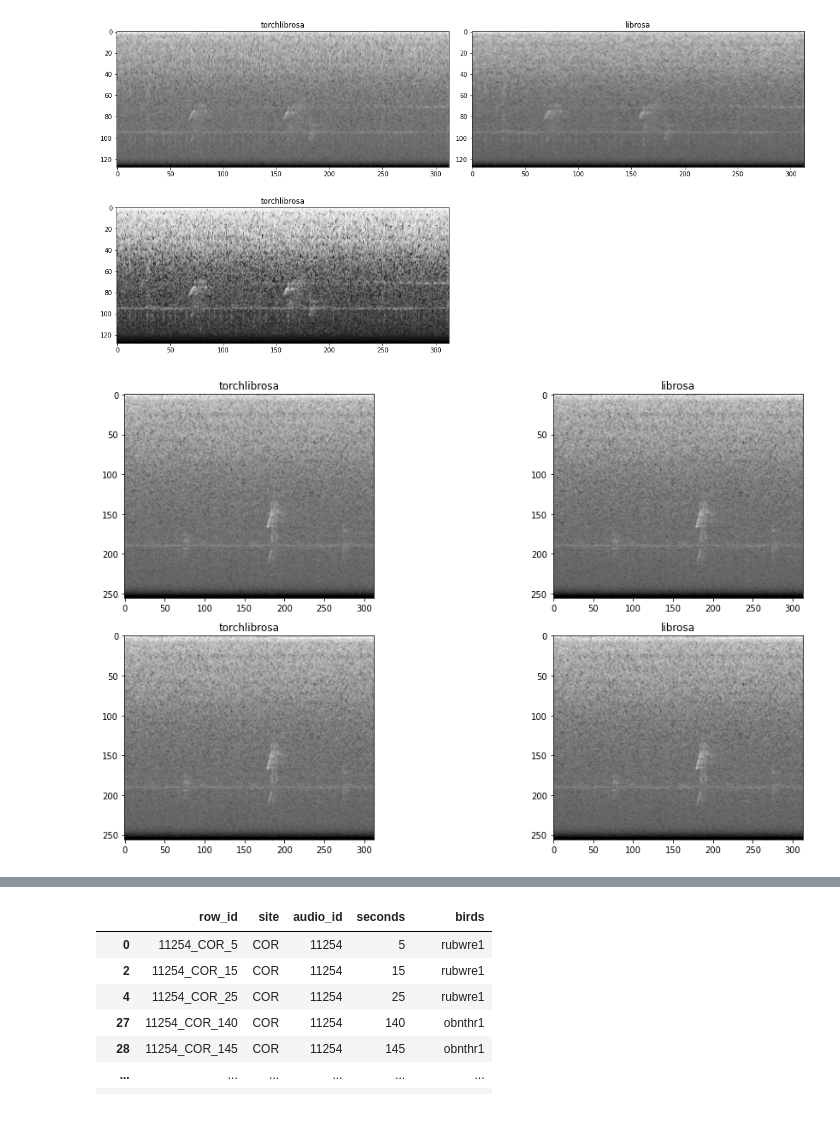
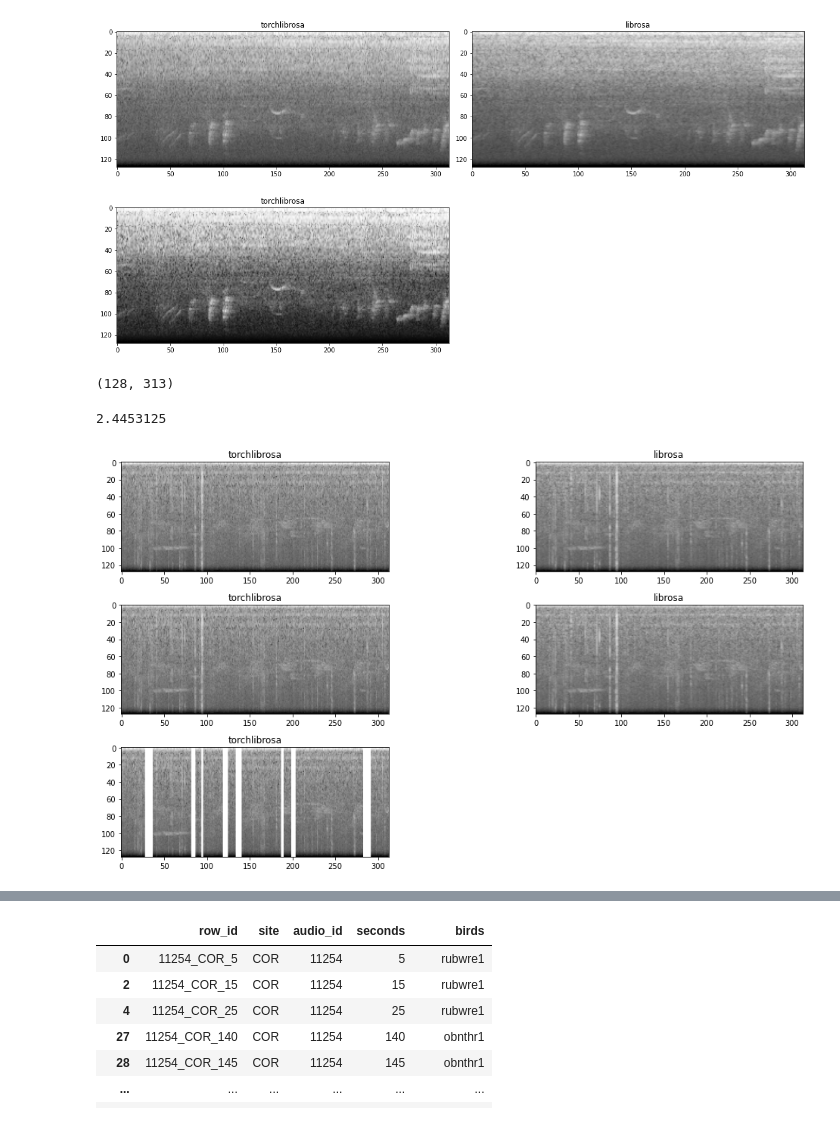
Before and after one commit to Naoki1101/kaggle-birdcall2021, a Jupyter notebook: notebooks/EDA_librosa_vs_torchlibrosa.ipynb, the cells around one changed output, grey strips where cells are left out. Cells and saved outputs as stored; diff of their text form; code cells hidden in the pictures.

```diff
--- a/notebooks/EDA_librosa_vs_torchlibrosa.ipynb
+++ b/notebooks/EDA_librosa_vs_torchlibrosa.ipynb
@@ -71,7 +72,7 @@ def minmax(images):
     return norm_images
 
 
-def wave2mel(wave, mel_type):
+def wave2mel(wave, mel_type, spec=False):
     if mel_type == "torchlibrosa":
         feature_extractor = torch.nn.Sequential(
             Spectrogram(
@@ -100,6 +101,14 @@ def wave2mel(wave, mel_type):
         wave_cuda = torch.FloatTensor(wave.reshape(1, -1)).cuda()
         feature_extractor = feature_extractor.cuda()
         mel = feature_extractor(wave_cuda)
+        if spec:
+            spec_augmenter = SpecAugmentation(
+                time_drop_width=8,
+                time_stripes_num=12,
+                freq_drop_width=8,
+                freq_stripes_num=0,
+            )
+            mel = spec_augmenter(mel)
         mel = mel.transpose(2, 3)
 
 #         mel = mel.transpose(1, 3)
@@ -139,7 +148,7 @@ def wave2mel(wave, mel_type):
     return mel_numpy
 
 
-def get_valid_mel(idx, transform=False):
+def get_valid_mel(idx, transform=False, spec=False):
     site = valid_df.loc[idx, "site"]
     audio_id = valid_df.loc[idx, "audio_id"]
     seconds = valid_df.loc[idx, "seconds"]
@@ -165,12 +174,12 @@ def get_valid_mel(idx, transform=False):
             sample_rate=const.TARGET_SAMPLE_RATE
         )
 
-    img_torchlibrosa = wave2mel(y_, "torchlibrosa")
+    img_torchlibrosa = wave2mel(y_, "torchlibrosa", spec=spec)
     img_librosa = wave2mel(y_, "librosa")
 
     return img_torchlibrosa, img_librosa
 # %%
-idx = 677
+idx = 240
 img_torchlibrosa, img_librosa = get_valid_mel(idx)
 
 plt.figure(figsize=(16, 8))
@@ -197,36 +206,51 @@ plt.title("torchlibrosa")
 
 plt.tight_layout()
 # %% [output]
-[figure, old version]
+[figure, new version]
+# %%
+img_torchlibrosa.shape
+# %% [output]
+(128, 313)
+# %%
+313 / 128
+# %% [output]
+2.4453125
 # %%
-idx = 676
+idx = 1054
 
 img_torchlibrosa, img_librosa = get_valid_mel(idx, transform=False)
 
 plt.figure(figsize=(16, 8))
 
-plt.subplot(2, 2, 1)
+plt.subplot(3, 2, 1)
 plt.imshow(img_torchlibrosa, cmap="gray")
 plt.title("torchlibrosa")
 
 
-plt.subplot(2, 2, 2)
+plt.subplot(3, 2, 2)
 plt.imshow(img_librosa, cmap="gray")
 plt.title("librosa")
 
 
-img_torchlibrosa_, img_librosa_ = get_mel(idx, transform=True)
+img_torchlibrosa_, img_librosa_ = get_valid_mel(idx, transform=True)
 
-plt.subplot(2, 2, 3)
+plt.subplot(3, 2, 3)
 plt.imshow(img_torchlibrosa_, cmap="gray")
 plt.title("torchlibrosa")
 
 
-plt.subplot(2, 2, 4)
+plt.subplot(3, 2, 4)
 plt.imshow(img_librosa_, cmap="gray")
 plt.title("librosa")
 
 
+img_torchlibrosa_, img_librosa_ = get_valid_mel(idx, spec=True)
+
+plt.subplot(3, 2, 5)
+plt.imshow(img_torchlibrosa_, cmap="gray")
+plt.title("torchlibrosa")
+
+
 plt.tight_layout()
 # %% [output]
-[figure, old version]
+[figure, new version]
```
Also changed, not shown: parts of 10 cells of this notebook, 33 other files.
